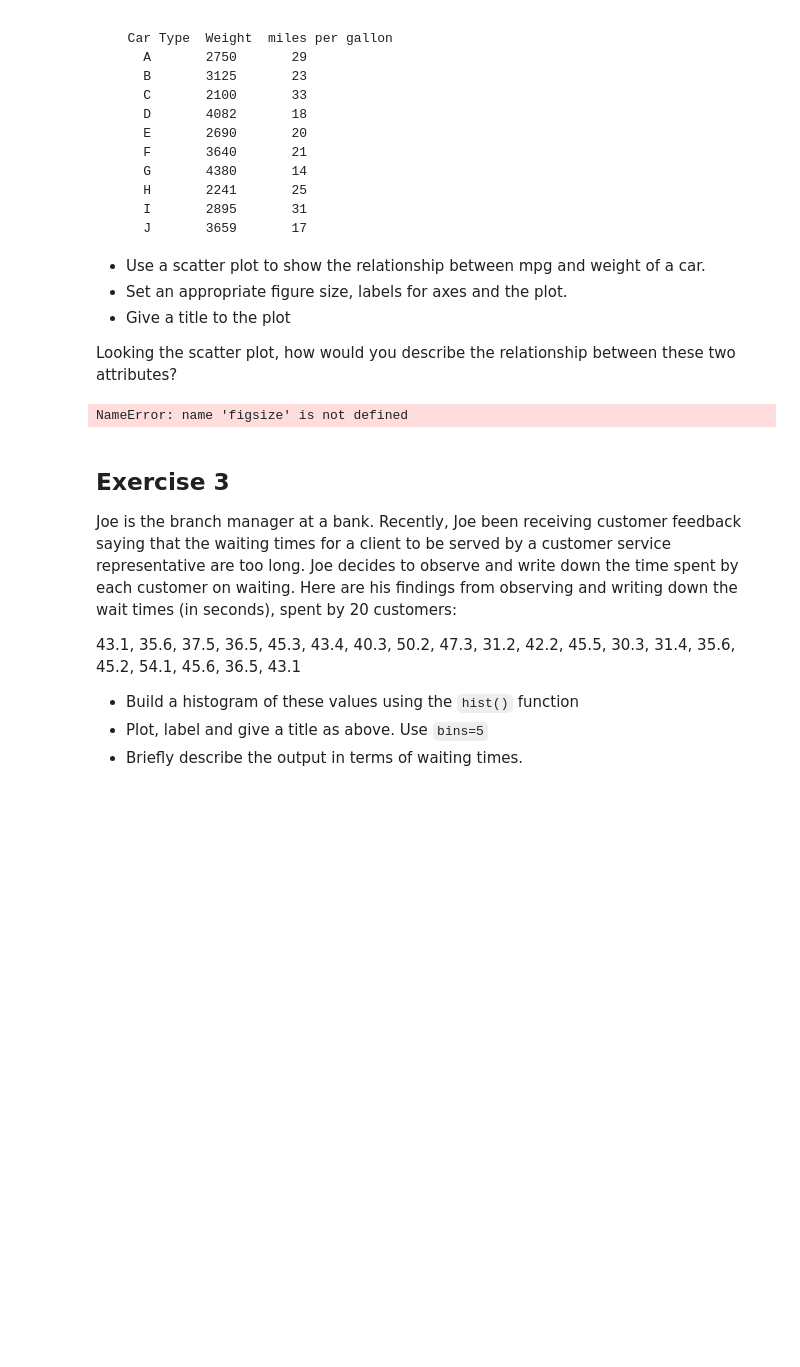
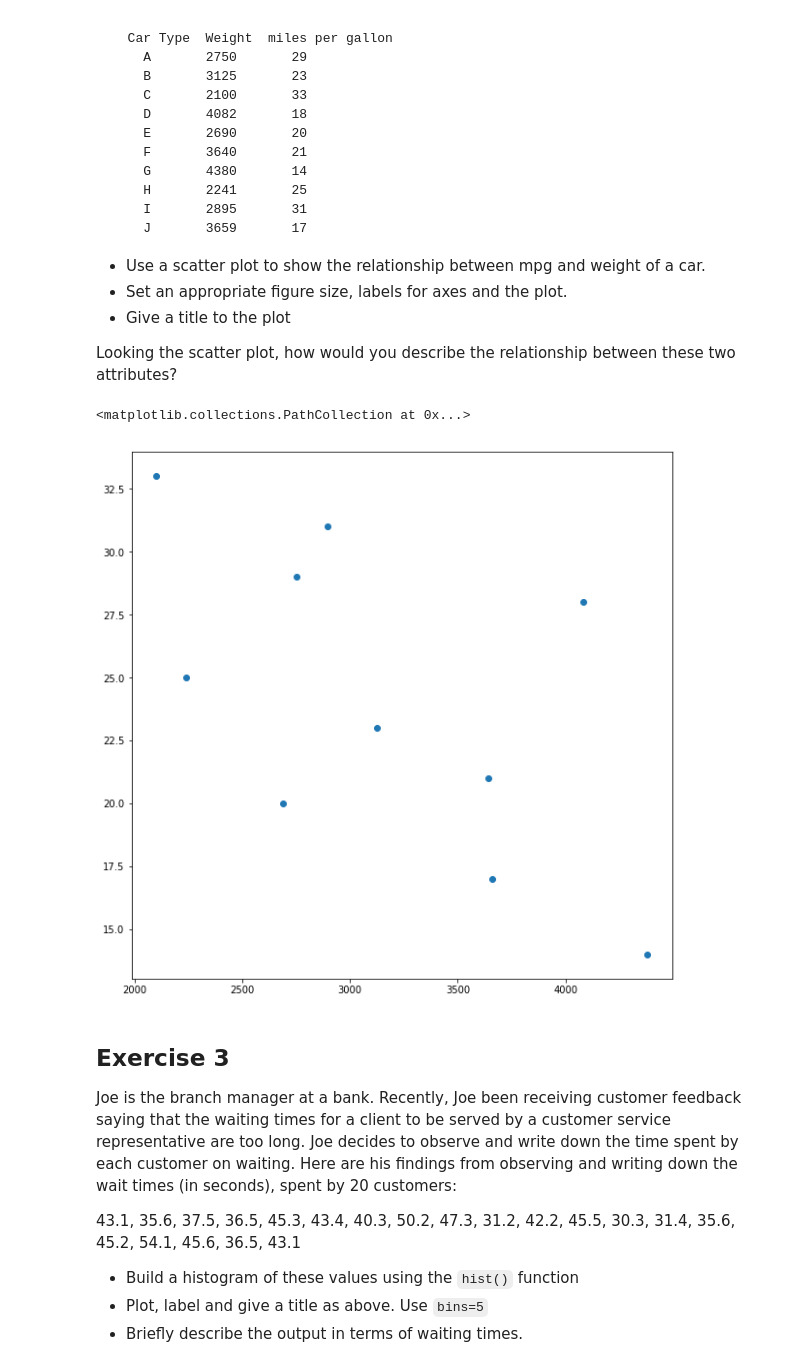
Before and after one commit to pauly51994/dsc-data-viz-lab-nyc-ds-071519, a Jupyter notebook: index.ipynb, the cells around one changed output. Saved outputs shown, nothing was run; the diff lists cells and outputs as text; code cells hidden in the pictures; blank space fills up the shorter version.

```diff
--- a/index.ipynb
+++ b/index.ipynb
@@ -68,15 +68,16 @@ Looking the scatter plot, how would you describe the relationship between these
 # %%
 weight = [2750, 3125, 2100, 4082, 2690, 3640, 4380, 2241, 2895, 3659]
 mpg = [29, 23, 33, 28, 20, 21, 14, 25, 31, 17]
 
 # Set the figure size in inches
-plt.figure(figsize(10,10))
+plt.figure(figsize=(10,10))
 # Plot with scatter()
 plt.scatter(weight, mpg, label= 'MPG')
 
 # Set x and y axes labels and give titles
 # %% [output]
-NameError: name 'figsize' is not defined
+<matplotlib.collections.PathCollection at 0x...>
+[figure, added]
 # %% [markdown]
 ## Exercise 3
 
```
